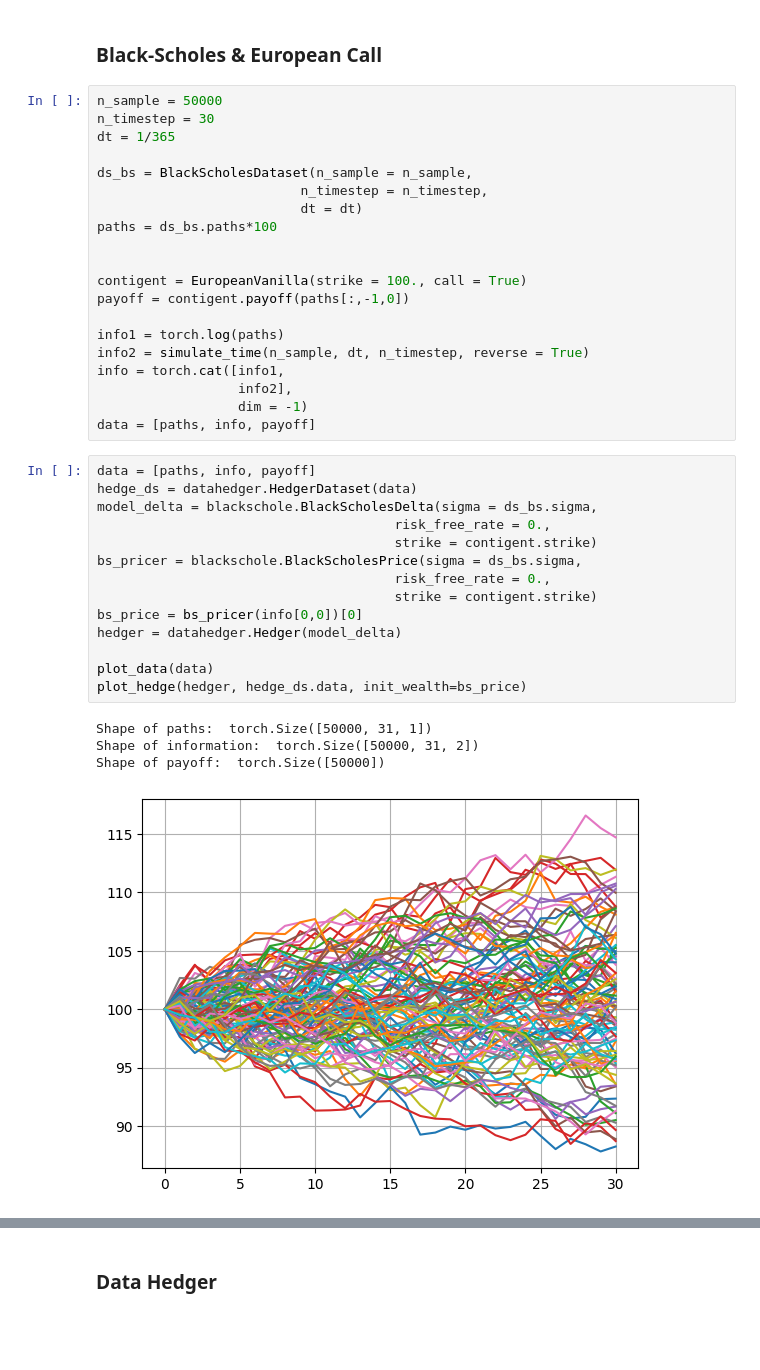
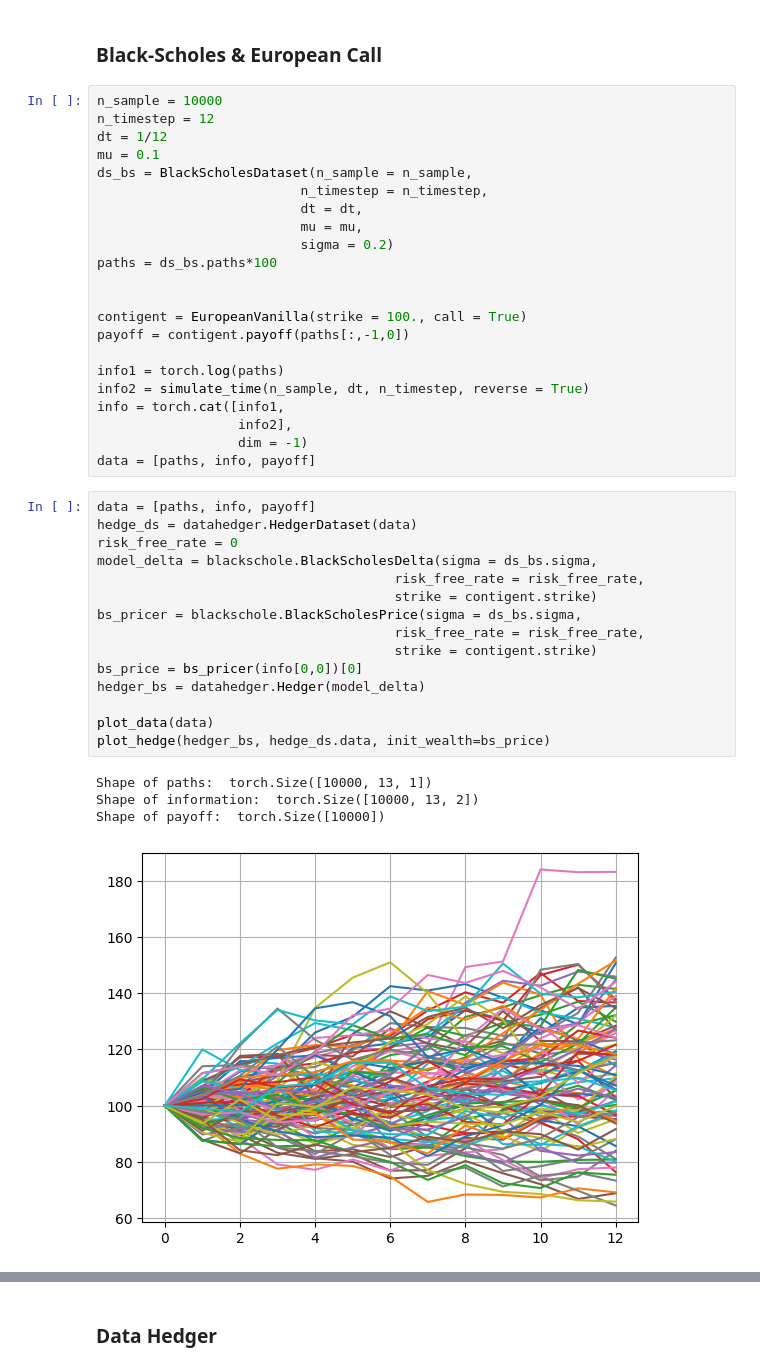
Before and after one commit to justinhou95/NeuralHedge, a Jupyter notebook: deephedge.ipynb, the cells around one changed output, grey strips where cells are left out. Saved outputs shown, nothing was run; the diff lists cells and outputs as text; blank space fills up the shorter version.

```diff
--- a/deephedge.ipynb
+++ b/deephedge.ipynb
@@ -64,13 +64,15 @@ from neuralhedge.nn.contigent import EuropeanVanilla
 # %% [markdown]
 ### Black-Scholes & European Call
 # %%
-n_sample = 50000
-n_timestep = 30
-dt = 1/365
-
+n_sample = 10000
+n_timestep = 12
+dt = 1/12
+mu = 0.1
 ds_bs = BlackScholesDataset(n_sample = n_sample,
                           n_timestep = n_timestep,
-                          dt = dt)
+                          dt = dt,
+                          mu = mu,
+                          sigma = 0.2)
 paths = ds_bs.paths*100
 
 
@@ -86,19 +88,20 @@ data = [paths, info, payoff]
 # %%
 data = [paths, info, payoff]
 hedge_ds = datahedger.HedgerDataset(data)
+risk_free_rate = 0
 model_delta = blackschole.BlackScholesDelta(sigma = ds_bs.sigma,
-                                      risk_free_rate = 0.,
+                                      risk_free_rate = risk_free_rate,
                                       strike = contigent.strike)
 bs_pricer = blackschole.BlackScholesPrice(sigma = ds_bs.sigma,
-                                      risk_free_rate = 0.,
+                                      risk_free_rate = risk_free_rate,
                                       strike = contigent.strike)
 bs_price = bs_pricer(info[0,0])[0]
-hedger = datahedger.Hedger(model_delta)
+hedger_bs = datahedger.Hedger(model_delta)
 
 plot_data(data)
-plot_hedge(hedger, hedge_ds.data, init_wealth=bs_price)
+plot_hedge(hedger_bs, hedge_ds.data, init_wealth=bs_price)
 # %% [output]
-Shape of paths:  torch.Size([50000, 31, 1])
-Shape of information:  torch.Size([50000, 31, 2])
-Shape of payoff:  torch.Size([50000])
+Shape of paths:  torch.Size([10000, 13, 1])
+Shape of information:  torch.Size([10000, 13, 2])
+Shape of payoff:  torch.Size([10000])
-[figure, old version]
+[figure, new version]
```
Also changed, not shown: parts of 8 cells of this notebook, 6 other files.
